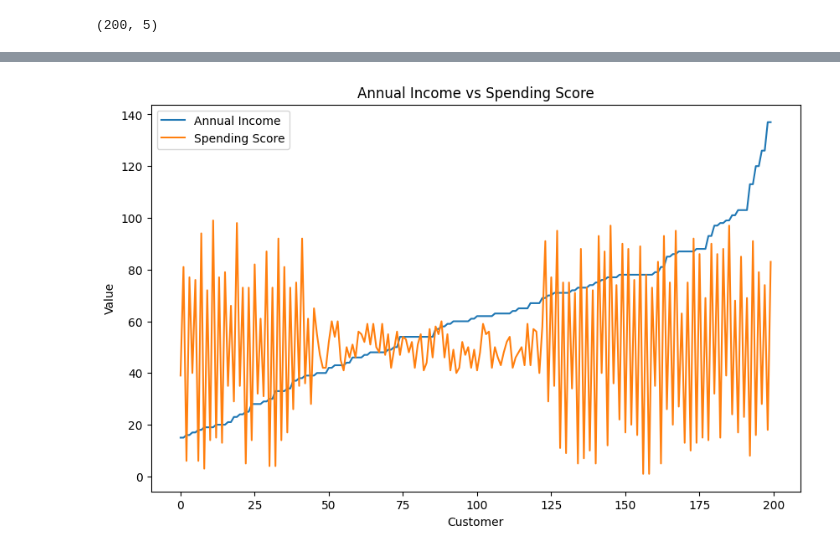
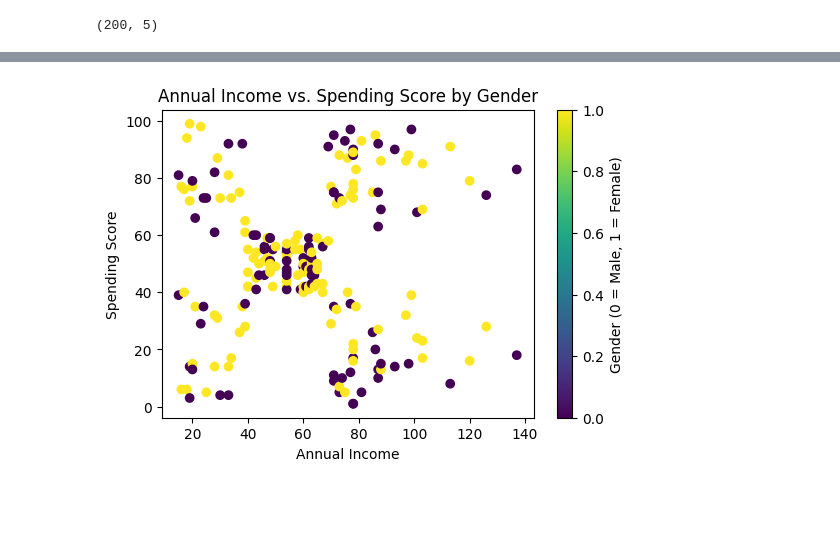
Before and after one commit to Anjali0421/summer-course, a Jupyter notebook: EDA.ipynb, the cells around one changed output, grey strips where cells are left out. Cells and saved outputs as stored; diff of their text form; code cells hidden in the pictures; blank space fills up the shorter version.

```diff
--- a/EDA.ipynb
+++ b/EDA.ipynb
@@ -86,12 +77,12 @@ plt.show()
 # %%
-# Create the line chart
-plt.figure(figsize=(10, 6))
-plt.plot(df['Annual Income'], label='Annual Income')
-plt.plot(df['Spending Score'], label='Spending Score')
-plt.title('Annual Income vs Spending Score')
-plt.xlabel('Customer')
-plt.ylabel('Value')
-plt.legend()
+# Create a scatter plot of annual income vs. spending score, with the data points colored by gender
+plt.figure(figsize=(6, 4))
+plt.scatter(df['Annual Income'], df['Spending Score'], c=df['Gender'], cmap='viridis')
+plt.title('Annual Income vs. Spending Score by Gender')
+plt.xlabel('Annual Income')
+plt.ylabel('Spending Score')
+plt.colorbar(label='Gender (0 = Male, 1 = Female)')
+plt.savefig('EDA_Scatter.png')
 plt.show()
 # %% [output]
-[figure, old version]
+[figure, new version]
```
Also changed, not shown: parts of 10 cells of this notebook.
